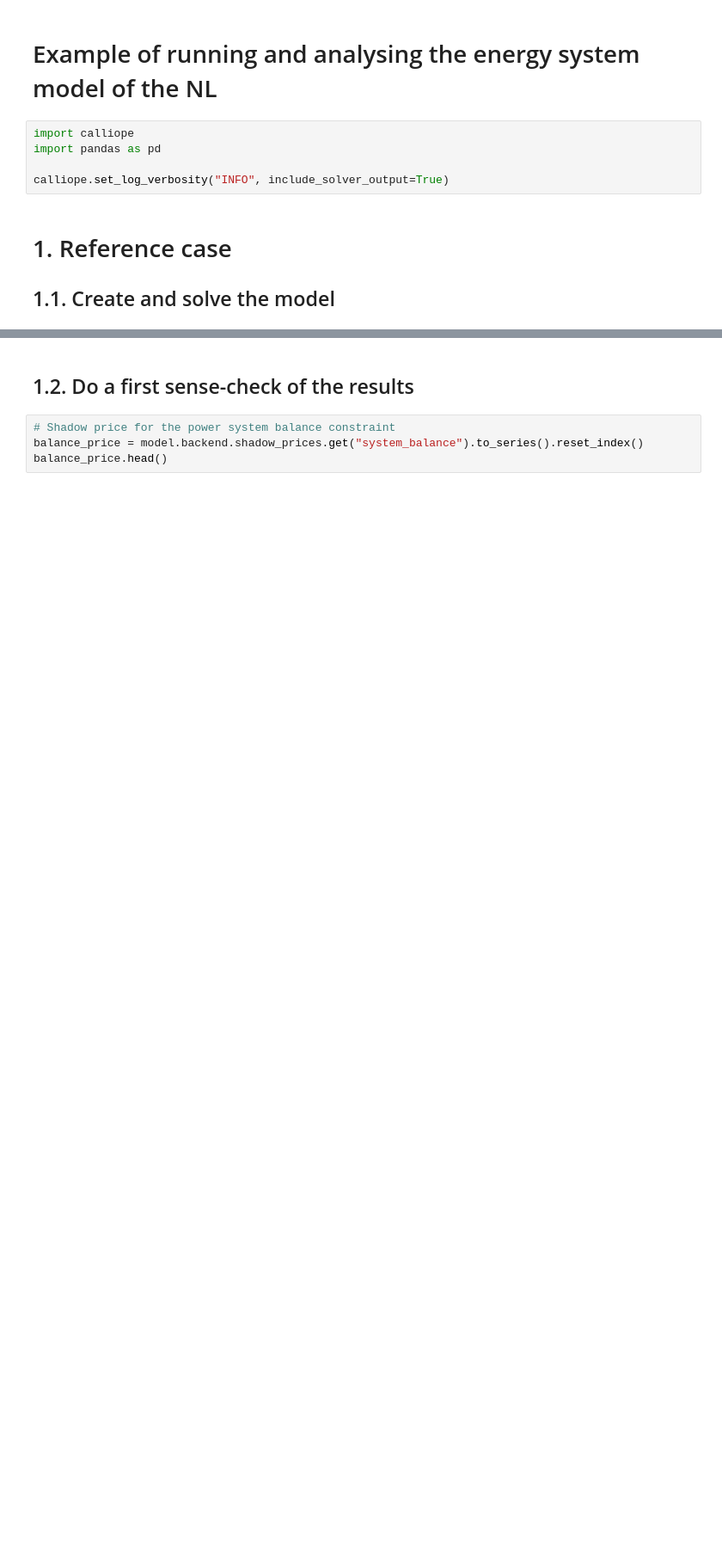
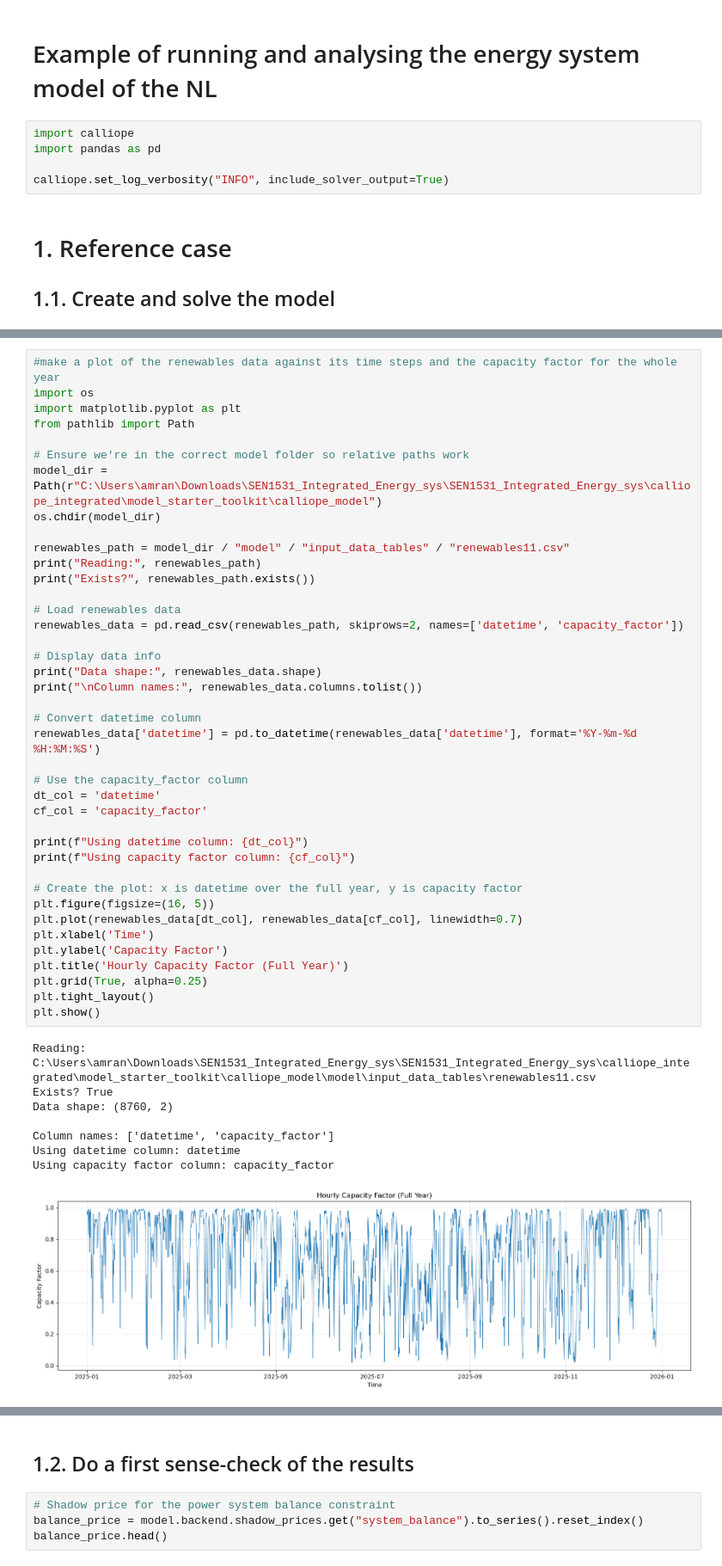
Before and after one commit to Maxxus33/SEN1531_Integrated_Energy_sys, a Jupyter notebook: calliope_integrated/model_starter_toolkit/calliope_model/model_run.ipynb, the cells around one changed output, grey strips where cells are left out. Shown at 86% size. Cells and saved outputs as stored; diff of their text form; blank space fills up the shorter version.

```diff
--- a/calliope_integrated/model_starter_toolkit/calliope_model/model_run.ipynb
+++ b/calliope_integrated/model_starter_toolkit/calliope_model/model_run.ipynb
@@ -23 +25,50 @@ model = calliope.read_yaml('C:\\Users\\amran\\Downloads\\SEN1531_Integrated_Ener
+# %%
+#make a plot of the renewables data against its time steps and the capacity factor for the whole year
+import os
+import matplotlib.pyplot as plt
+from pathlib import Path
+
+# Ensure we're in the correct model folder so relative paths work
+model_dir = Path(r"C:\Users\amran\Downloads\SEN1531_Integrated_Energy_sys\SEN1531_Integrated_Energy_sys\calliope_integrated\model_starter_toolkit\calliope_model")
+os.chdir(model_dir)
+
+renewables_path = model_dir / "model" / "input_data_tables" / "renewables11.csv"
+print("Reading:", renewables_path)
+print("Exists?", renewables_path.exists())
+
+# Load renewables data
+renewables_data = pd.read_csv(renewables_path, skiprows=2, names=['datetime', 'capacity_factor'])
+
+# Display data info
+print("Data shape:", renewables_data.shape)
+print("\nColumn names:", renewables_data.columns.tolist())
+
+# Convert datetime column
+renewables_data['datetime'] = pd.to_datetime(renewables_data['datetime'], format='%Y-%m-%d %H:%M:%S')
+
+# Use the capacity_factor column
+dt_col = 'datetime'
+cf_col = 'capacity_factor'
+
+print(f"Using datetime column: {dt_col}")
+print(f"Using capacity factor column: {cf_col}")
+
+# Create the plot: x is datetime over the full year, y is capacity factor
+plt.figure(figsize=(16, 5))
+plt.plot(renewables_data[dt_col], renewables_data[cf_col], linewidth=0.7)
+plt.xlabel('Time')
+plt.ylabel('Capacity Factor')
+plt.title('Hourly Capacity Factor (Full Year)')
+plt.grid(True, alpha=0.25)
+plt.tight_layout()
+plt.show()
+# %% [output]
+Reading: C:\Users\amran\Downloads\SEN1531_Integrated_Energy_sys\SEN1531_Integrated_Energy_sys\calliope_integrated\model_starter_toolkit\calliope_model\model\input_data_tables\renewables11.csv
+Exists? True
+Data shape: (8760, 2)
+
+Column names: ['datetime', 'capacity_factor']
+Using datetime column: datetime
+Using capacity factor column: capacity_factor
+[figure, added]
 # %%
```
Also changed, not shown: parts of 30 cells of this notebook, 5 other files.
